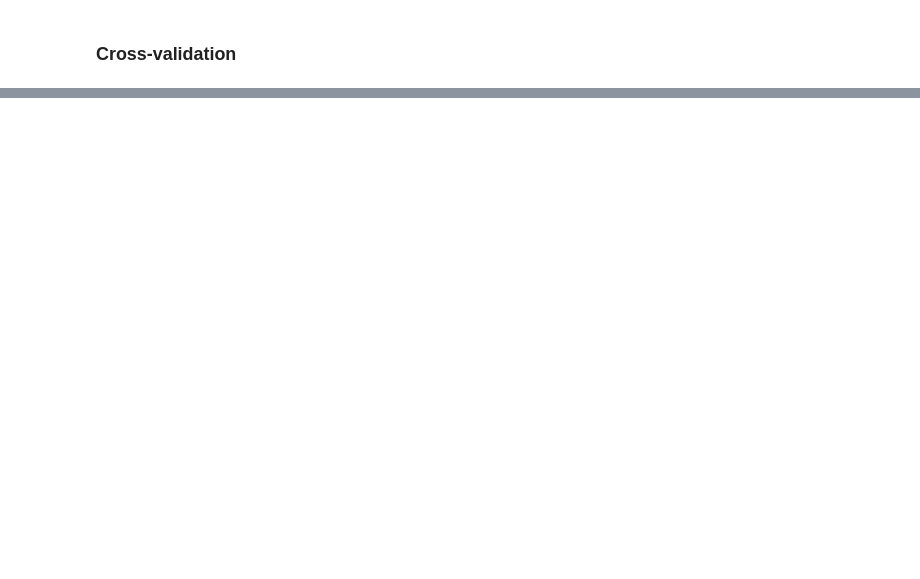
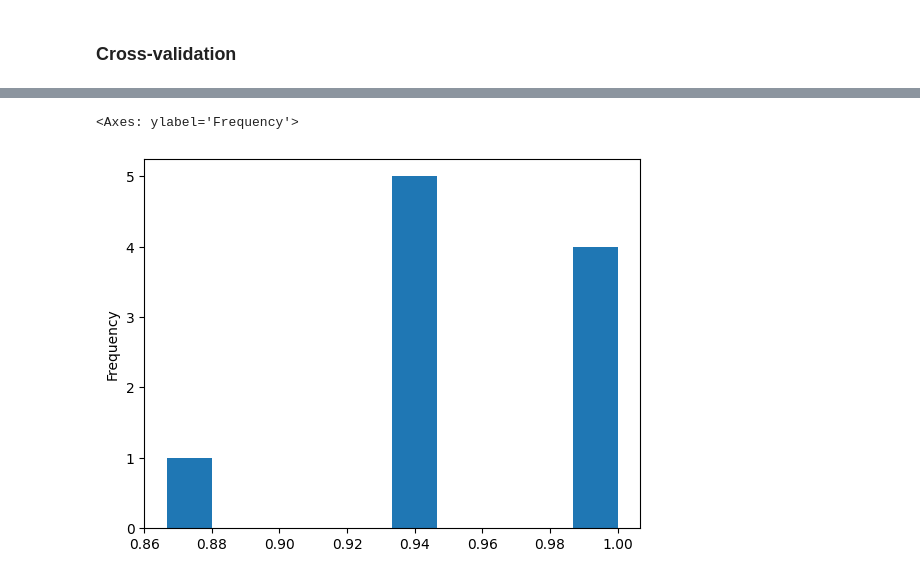
Before and after one commit to cnmi-ds-22/rwcitek___Data-Science-Portfolio-C22, a Jupyter notebook: Modules/Module_1_Intro_to_DS_and_Naive_Bayes/Lectures/126-Naive.Bayes.part-3.end.ipynb, the cells around one changed output, grey strips where cells are left out. Saved outputs shown, nothing was run; the diff lists cells and outputs as text; code cells hidden in the pictures; blank space fills up the shorter version.

```diff
--- a/Modules/Module_1_Intro_to_DS_and_Naive_Bayes/Lectures/126-Naive.Bayes.part-3.end.ipynb
+++ b/Modules/Module_1_Intro_to_DS_and_Naive_Bayes/Lectures/126-Naive.Bayes.part-3.end.ipynb
@@ -220,2 +440,7 @@ acc
+# %%
+pd.Series(results).plot(kind="hist")
+# %% [output]
+<Axes: ylabel='Frequency'>
+[figure, added]
 # %%
 iris_data.value_counts()
```
Also changed, not shown: parts of 38 cells of this notebook.
